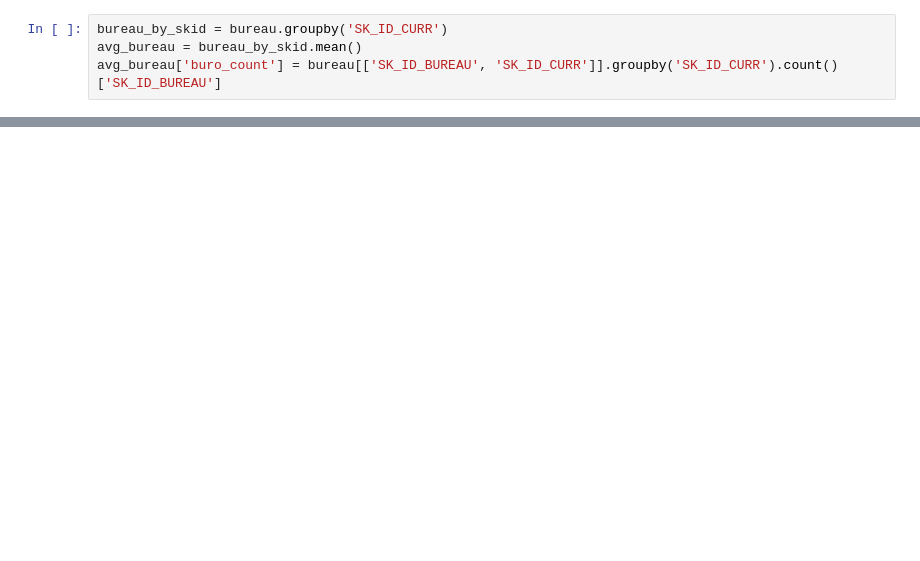
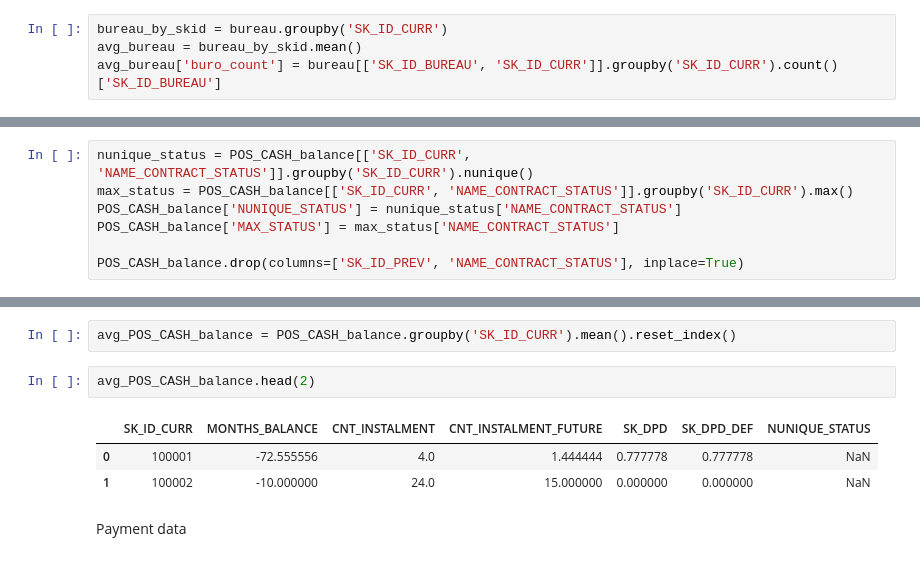
Before and after one commit to astelmashenko/ndml_capstone, a Jupyter notebook: Data_Merging.ipynb, the cells around one changed output, grey strips where cells are left out. Saved outputs shown, nothing was run; the diff lists cells and outputs as text; blank space fills up the shorter version.

```diff
--- a/Data_Merging.ipynb
+++ b/Data_Merging.ipynb
@@ -61,0 +106,7 @@ avg_bureau.shape
+# %%
+nunique_status = POS_CASH_balance[['SK_ID_CURR', 'NAME_CONTRACT_STATUS']].groupby('SK_ID_CURR').nunique()
+max_status = POS_CASH_balance[['SK_ID_CURR', 'NAME_CONTRACT_STATUS']].groupby('SK_ID_CURR').max()
+POS_CASH_balance['NUNIQUE_STATUS'] = nunique_status['NAME_CONTRACT_STATUS']
+POS_CASH_balance['MAX_STATUS'] = max_status['NAME_CONTRACT_STATUS']
+
+POS_CASH_balance.drop(columns=['SK_ID_PREV', 'NAME_CONTRACT_STATUS'], inplace=True)
@@ -62,3 +119,13 @@ avg_bureau.shape
+# %%
+avg_POS_CASH_balance = POS_CASH_balance.groupby('SK_ID_CURR').mean().reset_index()
+# %%
+avg_POS_CASH_balance.head(2)
+# %% [output]
+|  | SK_ID_CURR | MONTHS_BALANCE | CNT_INSTALMENT | CNT_INSTALMENT_FUTURE | SK_DPD | SK_DPD_DEF | NUNIQUE_STATUS |
+| 0 | 100001 | -72.555556 | 4.0 | 1.444444 | 0.777778 | 0.777778 | NaN |
+| 1 | 100002 | -10.000000 | 24.0 | 15.000000 | 0.000000 | 0.000000 | NaN |
+# %% [markdown]
+Payment data
 # %%
 installments_payments = pd.read_csv('input/installments_payments.csv.zip')
 installments_payments.head(2)
```
Also changed, not shown: parts of 46 cells of this notebook.
